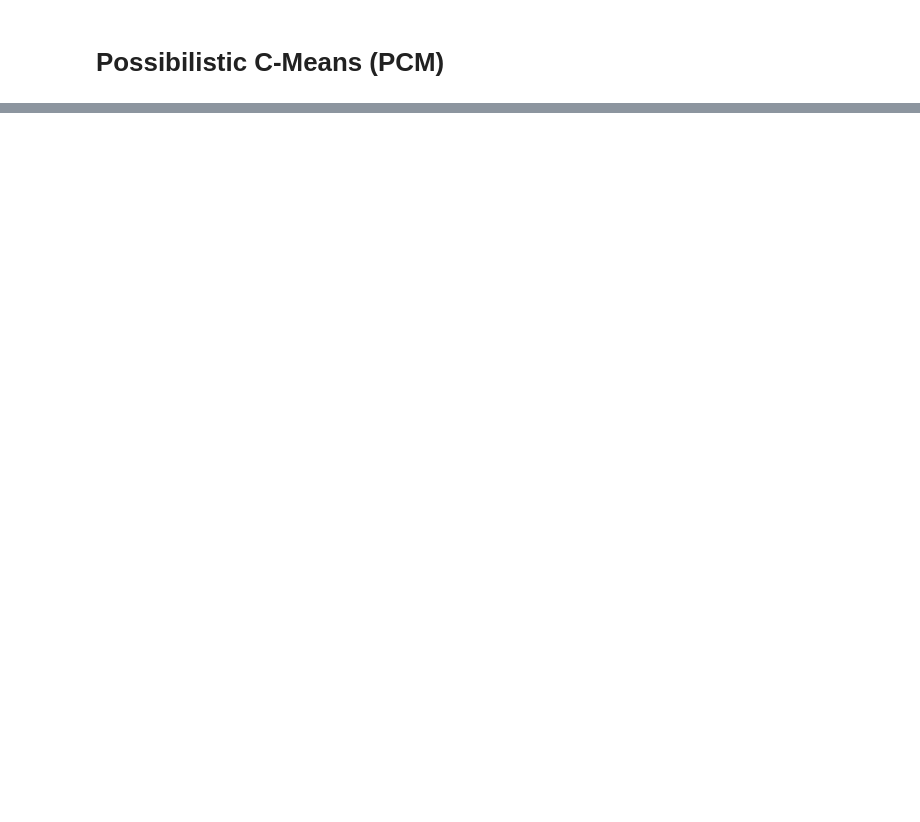
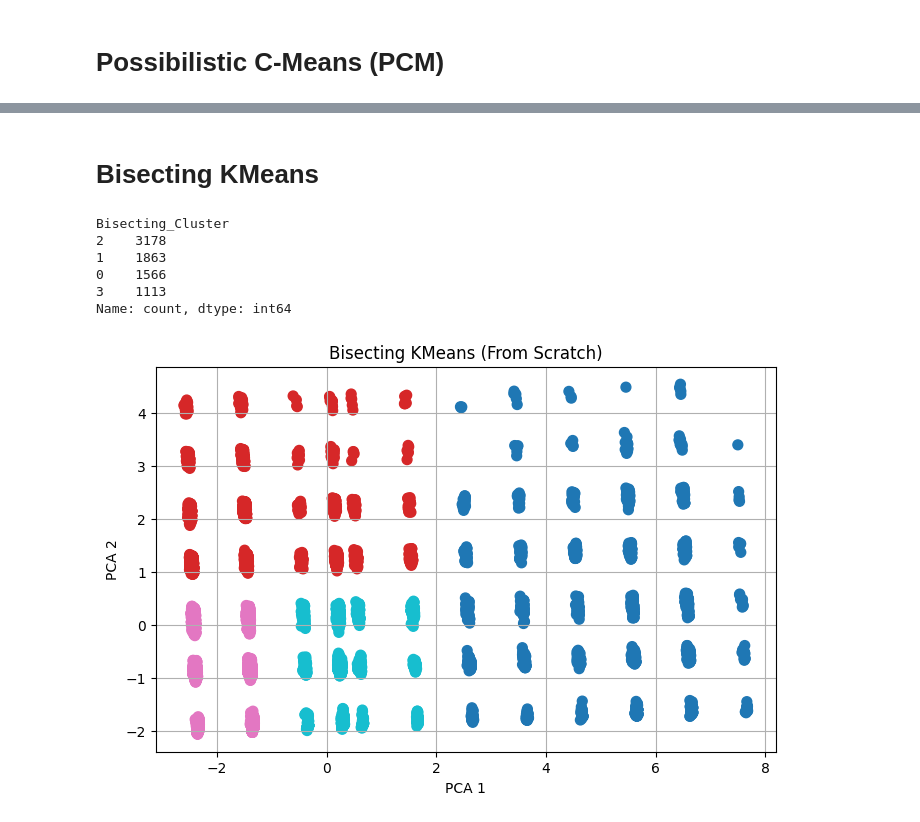
Before and after one commit to Ahmed-alaa47/CI-Project, a Jupyter notebook: CI_project.ipynb, the cells around one changed output, grey strips where cells are left out. Saved outputs shown, nothing was run; the diff lists cells and outputs as text; code cells hidden in the pictures; blank space fills up the shorter version.

```diff
--- a/CI_project.ipynb
+++ b/CI_project.ipynb
@@ -260,0 +245,19 @@ plot_clusters(X , labels , title = 'PCM')
+# %% [markdown]
+# Bisecting KMeans
+# %%
+from Bisecting_KMeans import bisecting_kmeans
+
+bisect_labels = bisecting_kmeans(X, final_k=4)
+
+df_clusters = pd.DataFrame(bisect_labels, columns=['Bisecting_Cluster'])
+print(df_clusters['Bisecting_Cluster'].value_counts())
+
+plot_clusters(X, bisect_labels, title="Bisecting KMeans (From Scratch)")
+# %% [output]
+Bisecting_Cluster
+2    3178
+1    1863
+0    1566
+3    1113
+Name: count, dtype: int64
+[figure, added]
```
Also changed, not shown: parts of 18 cells of this notebook, 3 other files.
